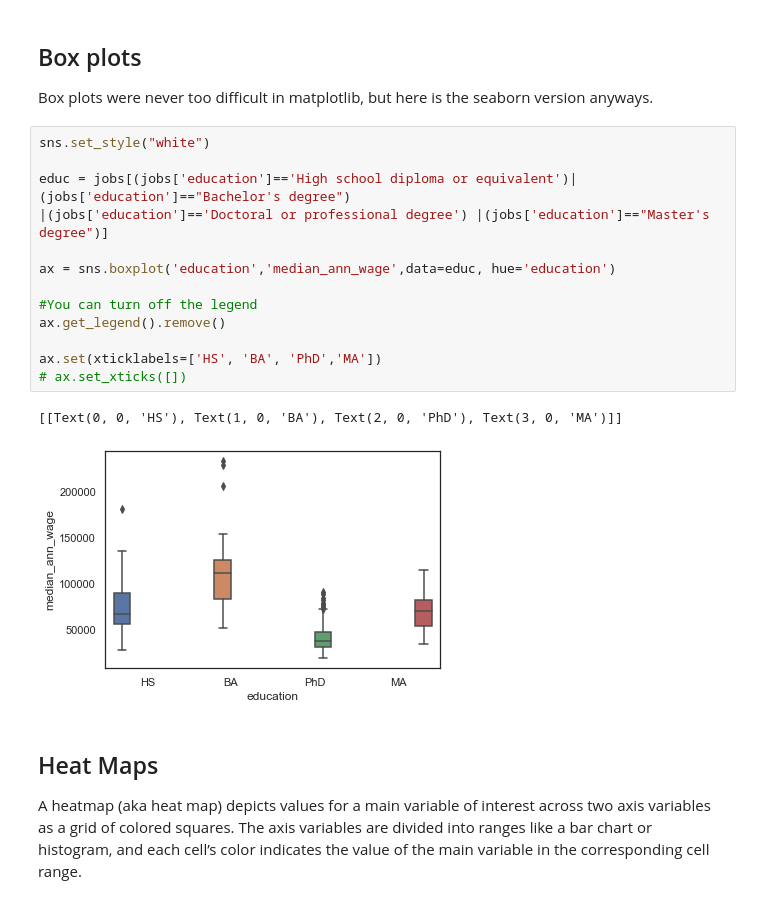
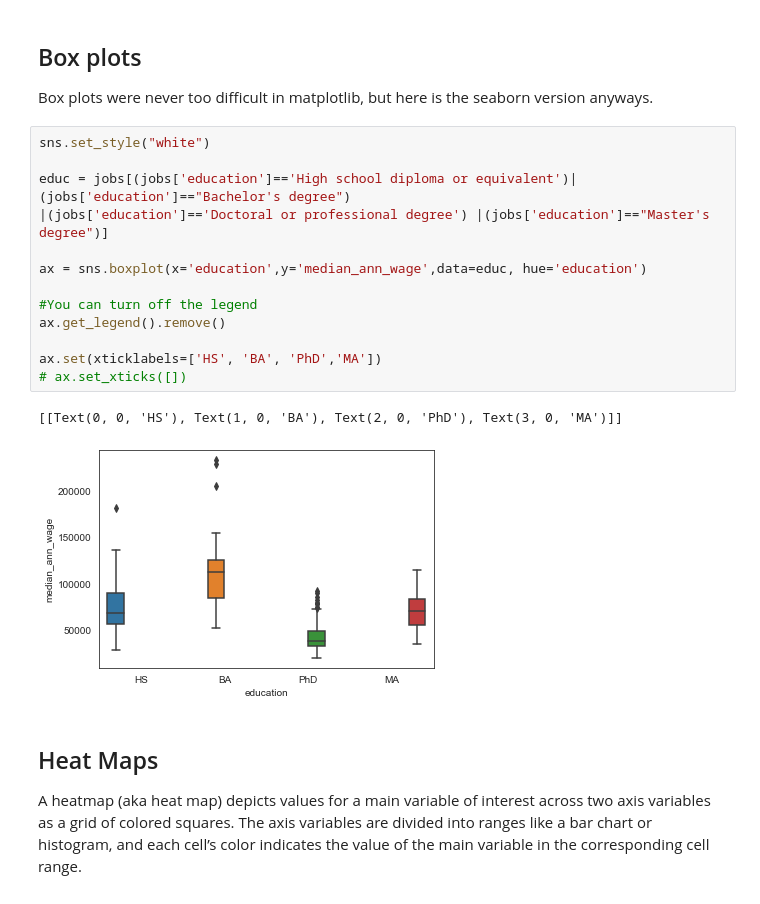
Before and after one commit to somethingabout/Data_Analysis_Python_R, a Jupyter notebook: Becoming a Viz Kid part 2/Lecture 9.ipynb, the cells around one changed output. Saved outputs shown, nothing was run; the diff lists cells and outputs as text.

```diff
--- a/Becoming a Viz Kid part 2/Lecture 9.ipynb
+++ b/Becoming a Viz Kid part 2/Lecture 9.ipynb
@@ -514,19 +527,19 @@ Box plots were never too difficult in matplotlib, but here is the seaborn versio
 # %%
 sns.set_style("white")
 
 educ = jobs[(jobs['education']=='High school diploma or equivalent')| (jobs['education']=="Bachelor's degree")
 |(jobs['education']=='Doctoral or professional degree') |(jobs['education']=="Master's degree")]
 
-ax = sns.boxplot('education','median_ann_wage',data=educ, hue='education')
+ax = sns.boxplot(x='education',y='median_ann_wage',data=educ, hue='education')
 
 #You can turn off the legend
 ax.get_legend().remove()
 
 ax.set(xticklabels=['HS', 'BA', 'PhD','MA'])
 # ax.set_xticks([])
 # %% [output]
 [[Text(0, 0, 'HS'), Text(1, 0, 'BA'), Text(2, 0, 'PhD'), Text(3, 0, 'MA')]]
-[figure, old version]
+[figure, new version]
 # %% [markdown]
 ## Heat Maps
 
```
Also changed, not shown: parts of 19 cells of this notebook, 33 other files.
